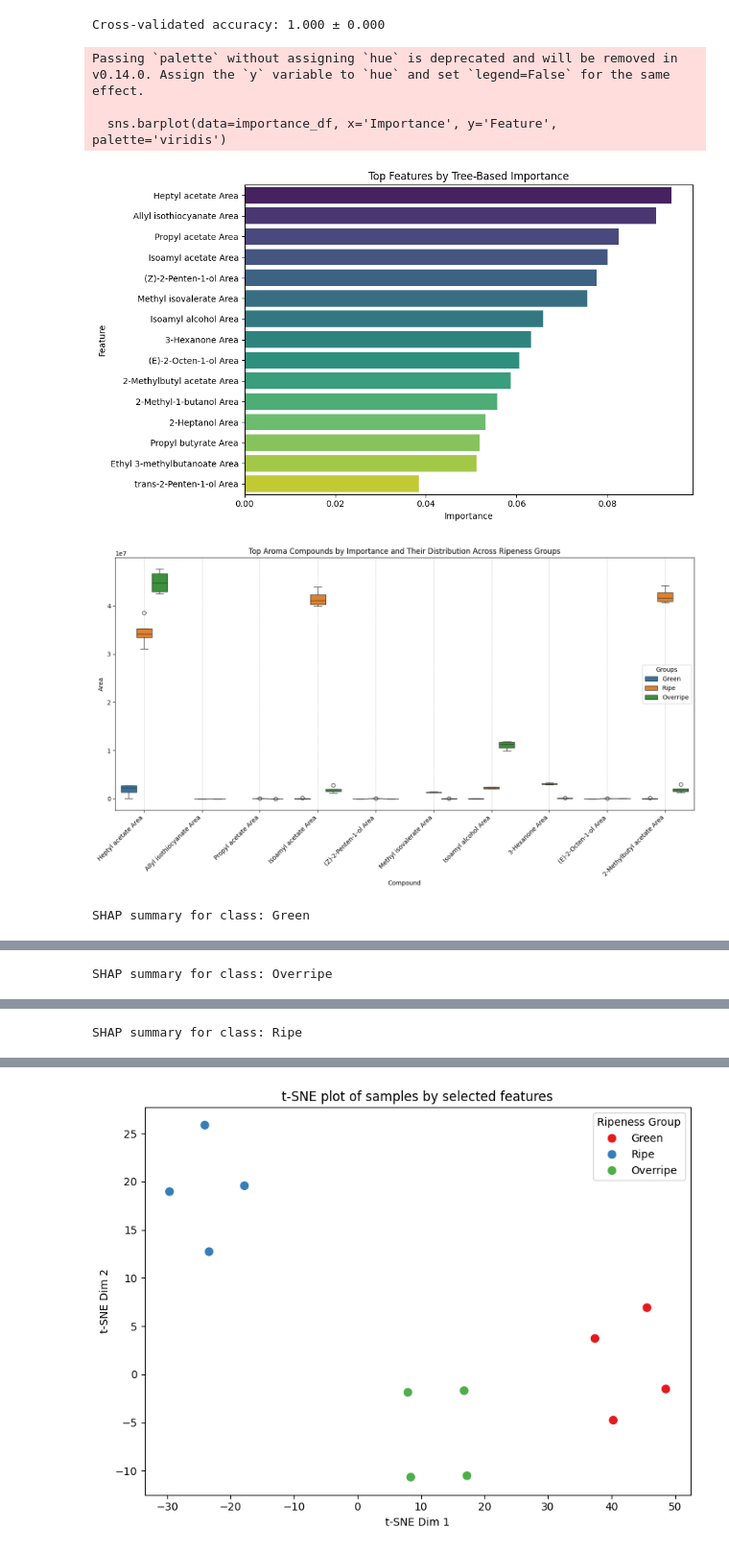
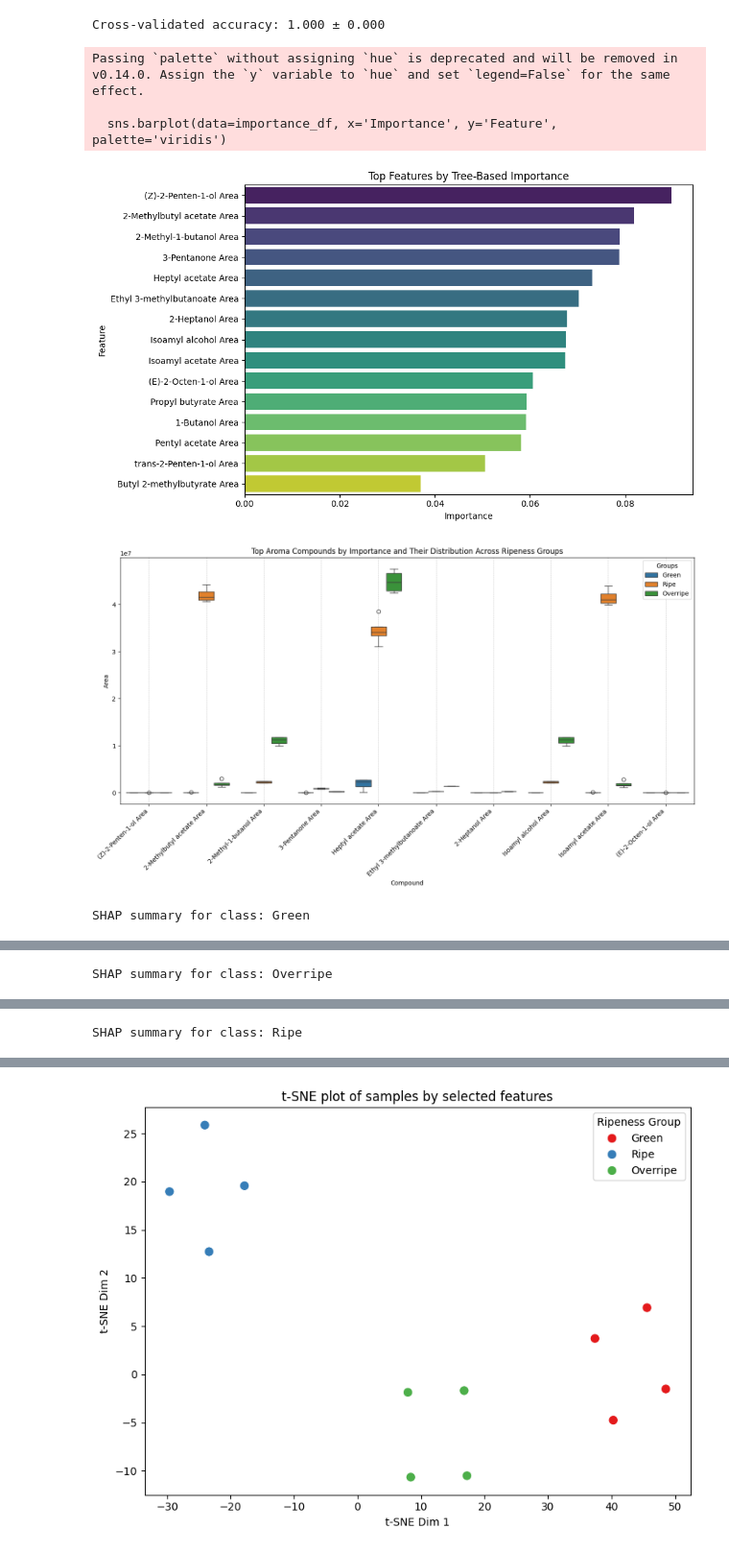
Before and after one commit to subarumuroi/downstream_analysis, a Jupyter notebook: banana random forest tsne umap.ipynb, the cells around one changed output, grey strips where cells are left out. Shown: that part at 96% size. Cells and saved outputs as stored; diff of their text form; code cells hidden in the pictures.

Commit message:
added a feature to list all missing column names when dropping from og dataset

```diff
--- a/banana random forest tsne umap.ipynb
+++ b/banana random forest tsne umap.ipynb
@@ -23,16 +23,15 @@ df = df.drop(columns=[df.columns[0]])  # Drop unnamed index col if present
 y_raw = df['Groups']
 X_raw = df.drop(columns=['Groups'])
 
-# Drop columns with >50% missing values
-#X = X_raw.loc[:, X_raw.isna().mean() <= 0.5]
-# since this is a tree model. This was found to be unnecessary
-
-X=X_raw
 
 
-# Impute numeric columns with mean
-imputer = SimpleImputer(strategy='mean')
-X_imputed = imputer.fit_transform(X)
+# Identify and drop columns with any missing values
+missing_cols = X_raw.columns[X_raw.isna().any()].tolist()
+print(f"\nDropped columns due to missing values ({len(missing_cols)}):")
+for col in missing_cols:
+    print(f" - {col}")
+
+X = X_raw.drop(columns=missing_cols)
 
 # Encode target classes
 le = LabelEncoder()
@@ -43,7 +42,7 @@ y = le.fit_transform(y_raw)
 # -----------------------------
 k = min(15, X.shape[1])  # keep top 15 or fewer
 selector = SelectKBest(score_func=f_classif, k=k)
-X_selected = selector.fit_transform(X_imputed, y)
+X_selected = selector.fit_transform(X, y)
 selected_features = X.columns[selector.get_support()]
 X_df = pd.DataFrame(X_selected, columns=selected_features)
 
@@ -106,33 +105,33 @@ perm_df = pd.DataFrame({
     'Importance': perm_result.importances_mean,
     'Std': perm_result.importances_std
 }).sort_values(by='Importance', ascending=False)
 
 
 # Plot the distribution of importances across permutations for top 10 features
 top_features = importance_df.head(10)['Feature'].values
 fig, ax = plt.subplots(figsize=(12, 6))
 
 # Plot boxplots of permutation importances
 box_data = [perm_result.importances[i] for i in np.argsort(perm_result.importances_mean)[-10:][::-1]]
 sns.boxplot(data=box_data)
 ax.set_xticklabels(top_features, rotation=45, ha='right')
 ax.set_ylabel("Permutation Importance")
 ax.set_title("Permutation Importance Distribution for Top 10 Features")
 plt.tight_layout()
 plt.savefig("permutation_importance_distribution.png")
 plt.show()
 
 # -----------------------------
 # Step 8: Final Metrics
 # -----------------------------
 y_pred = rf.predict(X_df)
 print("\nClassification Report (on training data — use CV for generalization estimate):")
 print(classification_report(y, y_pred, target_names=le.classes_))
 # %% [output]
 Cross-validated accuracy: 1.000 ± 0.000
 Passing `palette` without assigning `hue` is deprecated and will be removed in v0.14.0. Assign the `y` variable to `hue` and set `legend=False` for the same effect.
 
   sns.barplot(data=importance_df, x='Importance', y='Feature', palette='viridis')
-[figure, old version]
+[figure, new version]
-[figure, old version]
+[figure, new version]
 SHAP summary for class: Green
```
Also changed, not shown: parts of 1 cell of this notebook, 2 other files.
